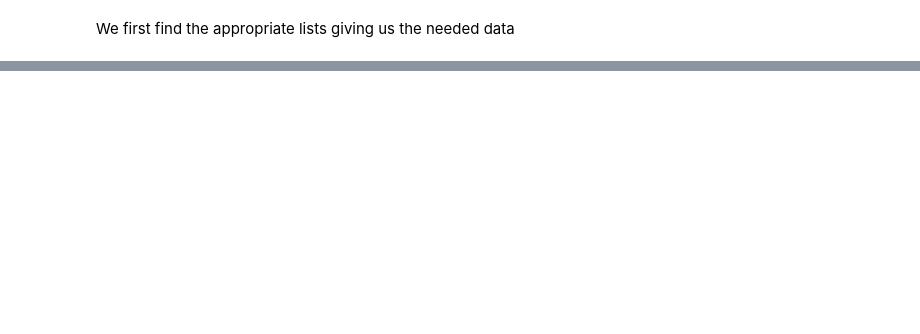
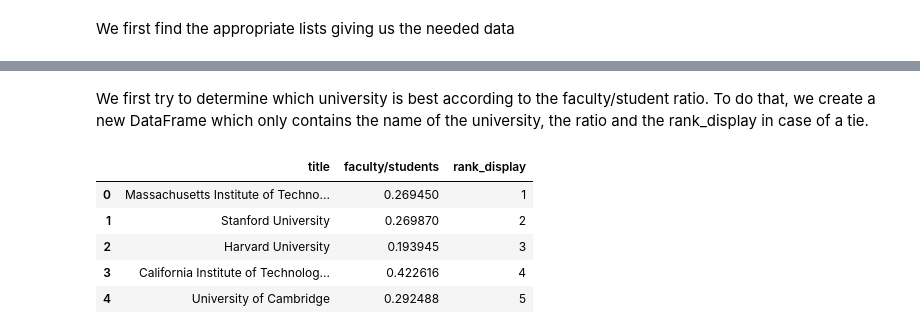
Before and after one commit to mtaziz/ada, a Jupyter notebook: HW2/Homework 2.ipynb, the cells around one changed output, grey strips where cells are left out. Drawn from its saved outputs; the diff is of its cells as text; code cells hidden in the pictures; blank space fills up the shorter version.

```diff
--- a/HW2/Homework 2.ipynb
+++ b/HW2/Homework 2.ipynb
@@ -93,0 +150,14 @@ missing_rows
+# %% [markdown]
+We first try to determine which university is best according to the faculty/student ratio. To do that, we create a new DataFrame which only contains the name of the university, the ratio and the rank_display in case of a tie.
+# %%
+top_fac_stud = merged_top
+top_fac_stud['faculty/students'] = top_fac_stud.apply(lambda row: int(row['faculty'])/int(row['students']), axis = 1)
+top_fac_stud = top_fac_stud[['title', 'faculty/students', 'rank_display']]
+top_fac_stud.head()
+# %% [output]
+|  | title | faculty/students | rank_display |
+| 0 | Massachusetts Institute of Techno... | 0.269450 | 1 |
+| 1 | Stanford University | 0.269870 | 2 |
+| 2 | Harvard University | 0.193945 | 3 |
+| 3 | California Institute of Technolog... | 0.422616 | 4 |
+| 4 | University of Cambridge | 0.292488 | 5 |
```
Also changed, not shown: parts of 23 cells of this notebook.
